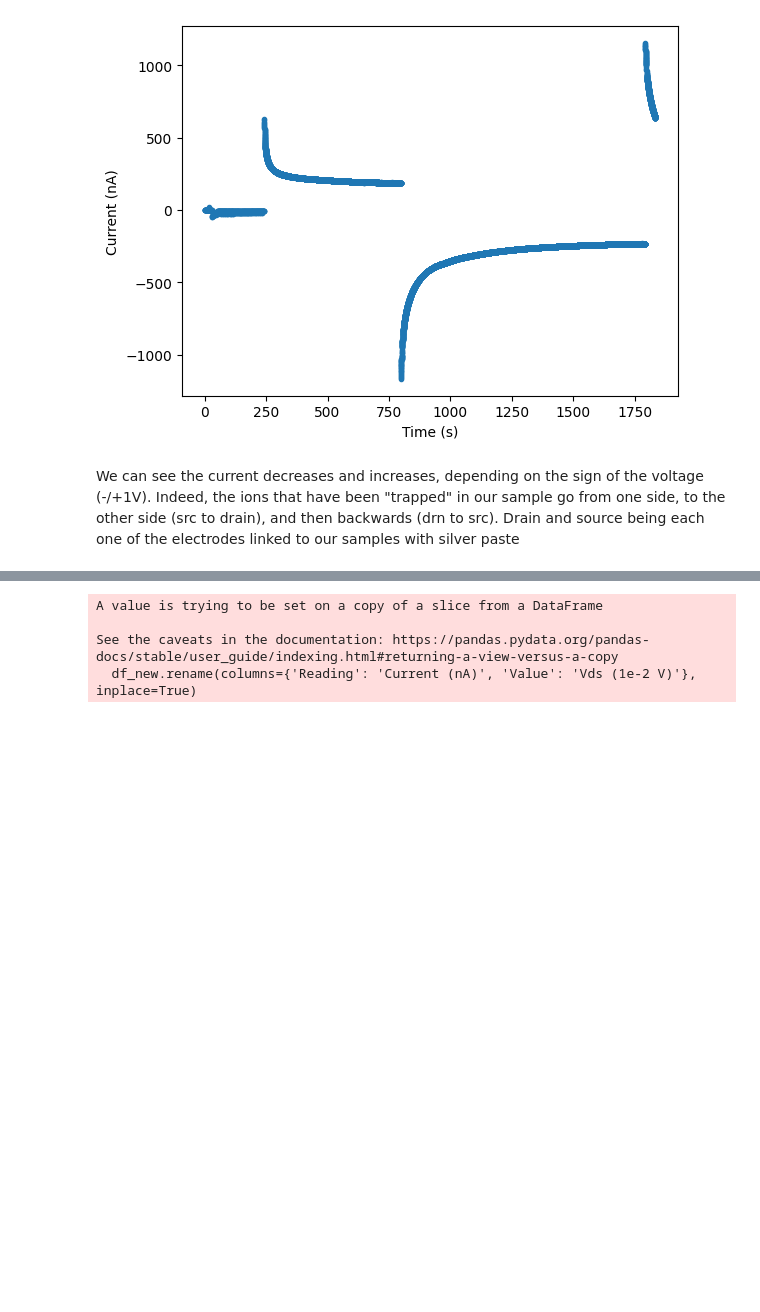
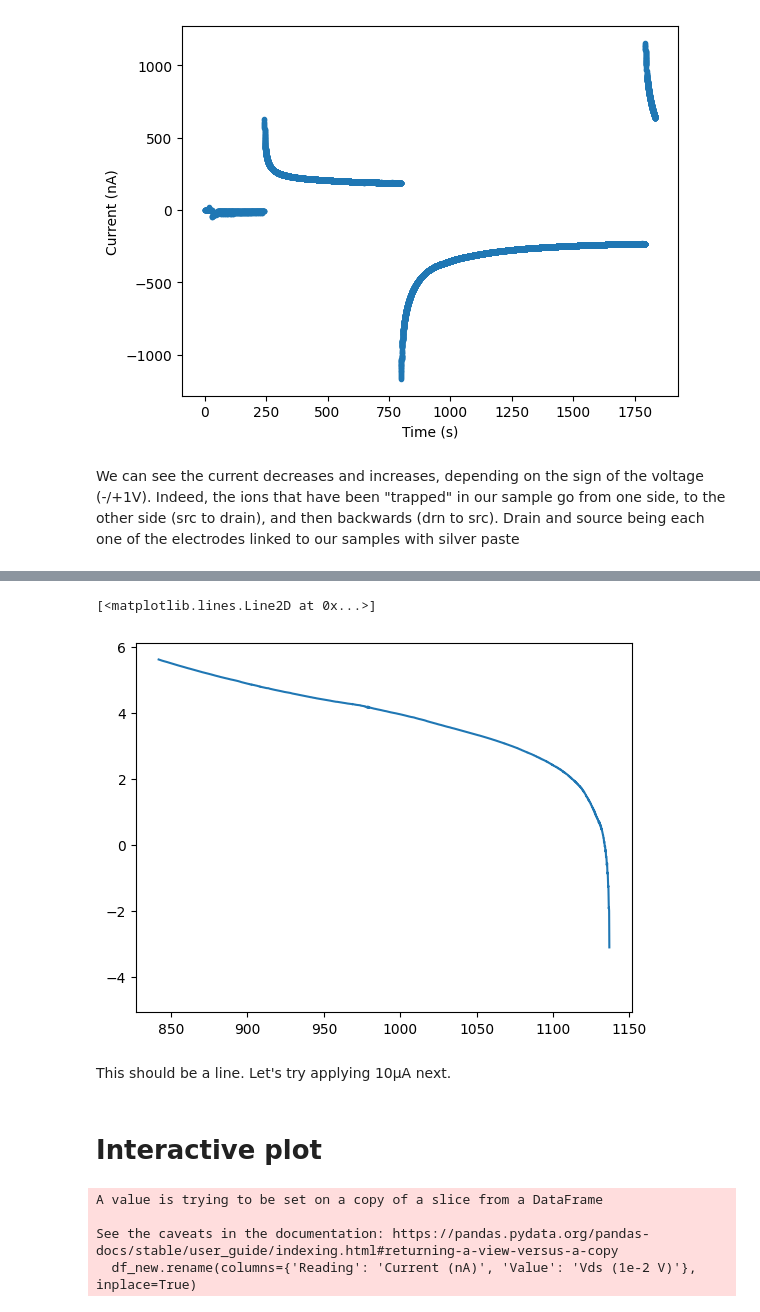
Before and after one commit to beepmo/gator, a Jupyter notebook: data/06-21/litao3_current.ipynb, the cells around one changed output, grey strips where cells are left out. Drawn from its saved outputs; the diff is of its cells as text; code cells hidden in the pictures; blank space fills up the shorter version.

Commit message:
attempted fit: next, we should try applying 10µA DC over a day

```diff
--- a/data/06-21/litao3_current.ipynb
+++ b/data/06-21/litao3_current.ipynb
@@ -106,3 +102,13 @@ Drain and source being each one of the electrodes linked to our samples with sil
+# %%
+i0 = i[13257]
+plt.plot(t,np.log(i-i0))
+# %% [output]
+[<matplotlib.lines.Line2D at 0x...>]
+[figure, added]
+# %% [markdown]
+This should be a line. Let's try applying 10µA next.
+# %% [markdown]
+# Interactive plot
 # %%
 df_new = df2[['Relative Time', 'Value', 'Reading']]
 df_new.loc[:, 'Reading'] = df_new['Reading'] * 1e9
```
Also changed, not shown: parts of 4 cells of this notebook.
